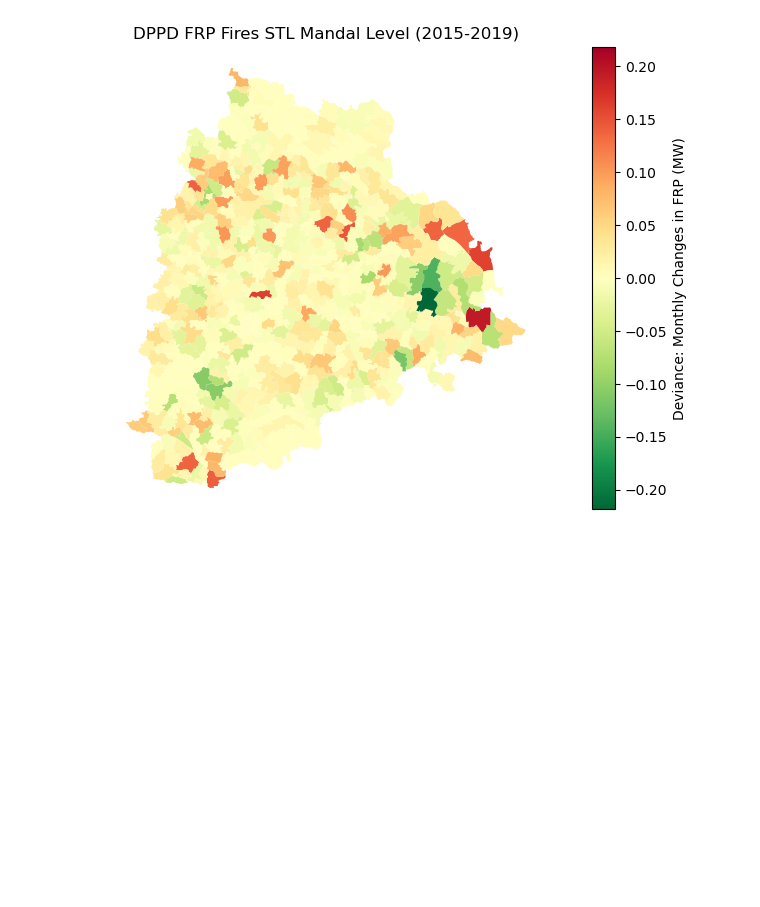
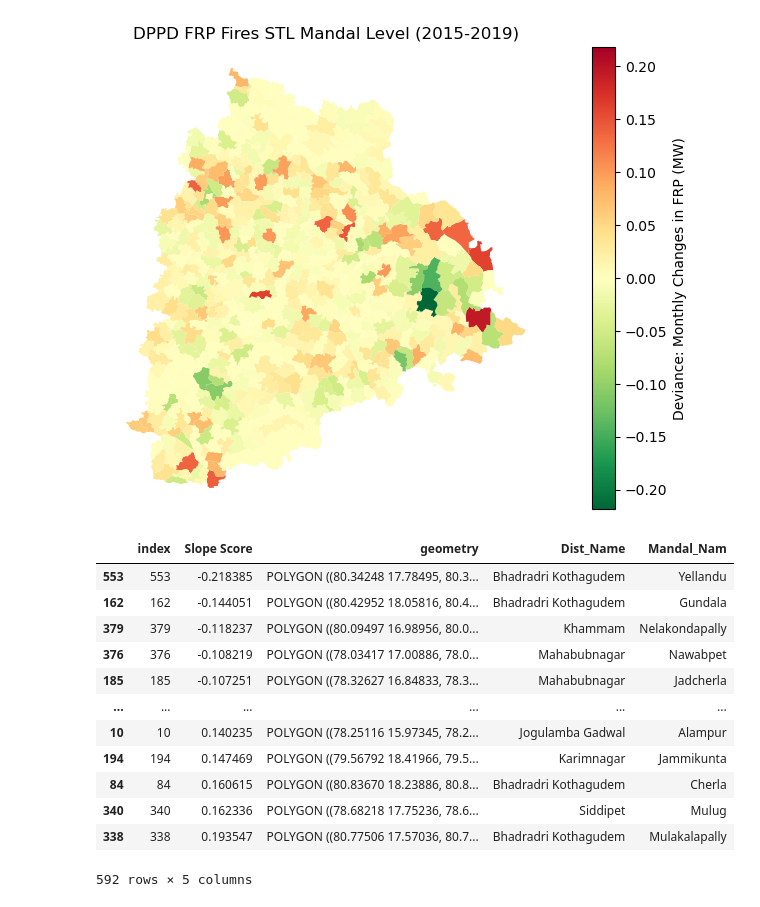
Before and after one commit to undpindia/dicra, a Jupyter notebook: analytics/sandbox/notebooks/crop_fires/DPPD_Jesse/Fires/DPPD_Final_FRP_fires.ipynb, the cells around one changed output. Saved outputs shown, nothing was run; the diff lists cells and outputs as text; code cells hidden in the pictures; blank space fills up the shorter version.

```diff
--- a/analytics/sandbox/notebooks/crop_fires/DPPD_Jesse/Fires/DPPD_Final_FRP_fires.ipynb
+++ b/analytics/sandbox/notebooks/crop_fires/DPPD_Jesse/Fires/DPPD_Final_FRP_fires.ipynb
@@ -209,3 +209,20 @@ Right CRS: EPSG:4326
   fires_per_boundaries= gpd.sjoin(geo_fire_data, boundaries, how="inner")
 Scores are calculated in 0.557774031162262  minutes
 [figure]
+# %%
+df = DPPD_df_mandal_2019.merge(mandal_boundaries[['Dist_Name', 'Mandal_Nam', 'index']], on = ['index'])
+df.sort_values(by='Slope Score')
+# %% [output]
+|  | index | Slope Score | geometry | Dist_Name | Mandal_Nam |
+| 553 | 553 | -0.218385 | POLYGON ((80.34248 17.78495, 80.3... | Bhadradri Kothagudem | Yellandu |
+| 162 | 162 | -0.144051 | POLYGON ((80.42952 18.05816, 80.4... | Bhadradri Kothagudem | Gundala |
+| 379 | 379 | -0.118237 | POLYGON ((80.09497 16.98956, 80.0... | Khammam | Nelakondapally |
+| 376 | 376 | -0.108219 | POLYGON ((78.03417 17.00886, 78.0... | Mahabubnagar | Nawabpet |
+| 185 | 185 | -0.107251 | POLYGON ((78.32627 16.84833, 78.3... | Mahabubnagar | Jadcherla |
+| ... | ... | ... | ... | ... | ... |
+| 10 | 10 | 0.140235 | POLYGON ((78.25116 15.97345, 78.2... | Jogulamba Gadwal | Alampur |
+| 194 | 194 | 0.147469 | POLYGON ((79.56792 18.41966, 79.5... | Karimnagar | Jammikunta |
+| 84 | 84 | 0.160615 | POLYGON ((80.83670 18.23886, 80.8... | Bhadradri Kothagudem | Cherla |
+| 340 | 340 | 0.162336 | POLYGON ((78.68218 17.75236, 78.6... | Siddipet | Mulug |
+| 338 | 338 | 0.193547 | POLYGON ((80.77506 17.57036, 80.7... | Bhadradri Kothagudem | Mulakalapally |
+592 rows × 5 columns
```
Also changed, not shown: 3 other files.
